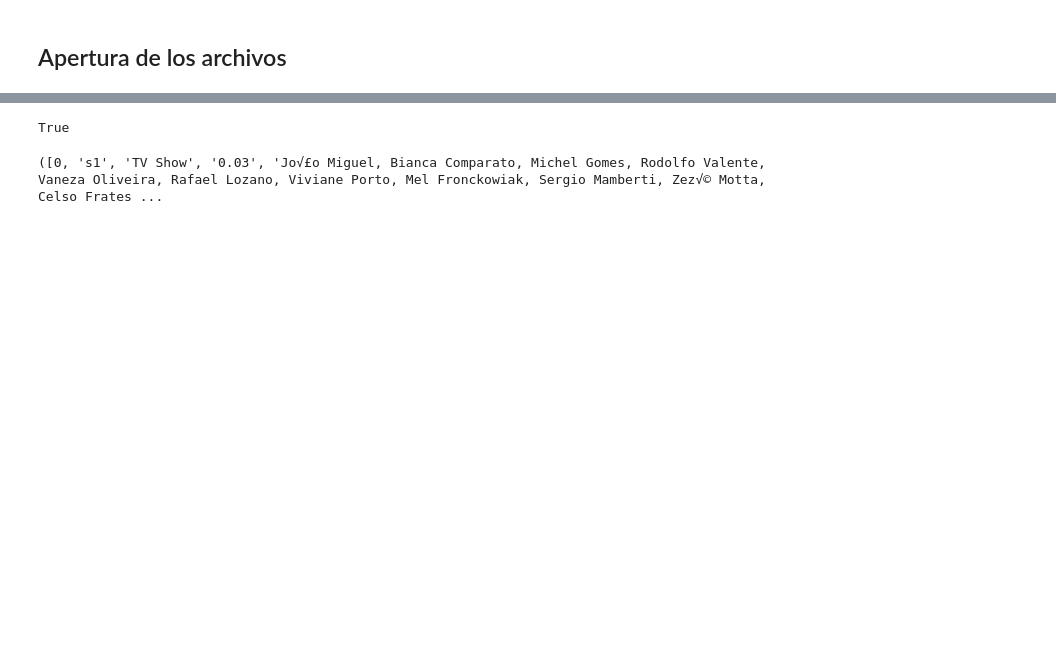
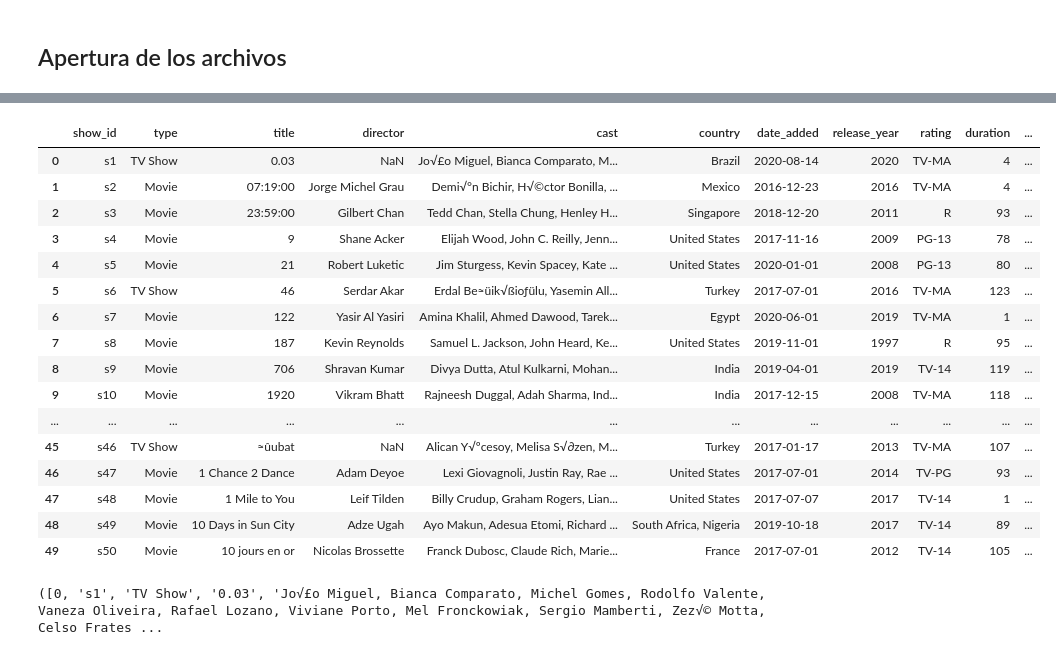
Before and after one commit to CeAcheRistian/Prueba, a Jupyter notebook: jupyter/baseNetflix.ipynb, the cells around one changed output, grey strips where cells are left out. Cells and saved outputs as stored; diff of their text form; code cells hidden in the pictures; blank space fills up the shorter version.

```diff
--- a/jupyter/baseNetflix.ipynb
+++ b/jupyter/baseNetflix.ipynb
@@ -100,12 +141,30 @@ class etl():
         return (len(inicio) == len(rows))
 # %%
 etl1 = etl()
-etl1.create_db()
-carga = etl1.charge_file()
-etl1.charge_sql(carga)
-etl1.comprobacion(carga)
+#etl1.create_db()
+#carga = etl1.charge_file()
+#etl1.charge_sql(carga)
+#etl1.comprobacion(carga)
+#limpiar_etl(df_original)
+df_original.head(50)
 # %% [output]
-True
+|  | show_id | type | title | director | cast | country | date_added | release_year | rating | duration | ... |
+| 0 | s1 | TV Show | 0.03 | NaN | Jo√£o Miguel, Bianca Comparato, M... | Brazil | 2020-08-14 | 2020 | TV-MA | 4 | ... |
+| 1 | s2 | Movie | 07:19:00 | Jorge Michel Grau | Demi√°n Bichir, H√©ctor Bonilla, ... | Mexico | 2016-12-23 | 2016 | TV-MA | 4 | ... |
+| 2 | s3 | Movie | 23:59:00 | Gilbert Chan | Tedd Chan, Stella Chung, Henley H... | Singapore | 2018-12-20 | 2011 | R | 93 | ... |
+| 3 | s4 | Movie | 9 | Shane Acker | Elijah Wood, John C. Reilly, Jenn... | United States | 2017-11-16 | 2009 | PG-13 | 78 | ... |
+| 4 | s5 | Movie | 21 | Robert Luketic | Jim Sturgess, Kevin Spacey, Kate ... | United States | 2020-01-01 | 2008 | PG-13 | 80 | ... |
+| 5 | s6 | TV Show | 46 | Serdar Akar | Erdal Be≈üik√ßioƒülu, Yasemin All... | Turkey | 2017-07-01 | 2016 | TV-MA | 123 | ... |
+| 6 | s7 | Movie | 122 | Yasir Al Yasiri | Amina Khalil, Ahmed Dawood, Tarek... | Egypt | 2020-06-01 | 2019 | TV-MA | 1 | ... |
+| 7 | s8 | Movie | 187 | Kevin Reynolds | Samuel L. Jackson, John Heard, Ke... | United States | 2019-11-01 | 1997 | R | 95 | ... |
+| 8 | s9 | Movie | 706 | Shravan Kumar | Divya Dutta, Atul Kulkarni, Mohan... | India | 2019-04-01 | 2019 | TV-14 | 119 | ... |
+| 9 | s10 | Movie | 1920 | Vikram Bhatt | Rajneesh Duggal, Adah Sharma, Ind... | India | 2017-12-15 | 2008 | TV-MA | 118 | ... |
+| ... | ... | ... | ... | ... | ... | ... | ... | ... | ... | ... | ... |
+| 45 | s46 | TV Show | ≈ûubat | NaN | Alican Y√ºcesoy, Melisa S√∂zen, M... | Turkey | 2017-01-17 | 2013 | TV-MA | 107 | ... |
+| 46 | s47 | Movie | 1 Chance 2 Dance | Adam Deyoe | Lexi Giovagnoli, Justin Ray, Rae ... | United States | 2017-07-01 | 2014 | TV-PG | 93 | ... |
+| 47 | s48 | Movie | 1 Mile to You | Leif Tilden | Billy Crudup, Graham Rogers, Lian... | United States | 2017-07-07 | 2017 | TV-14 | 1 | ... |
+| 48 | s49 | Movie | 10 Days in Sun City | Adze Ugah | Ayo Makun, Adesua Etomi, Richard ... | South Africa, Nigeria | 2019-10-18 | 2017 | TV-14 | 89 | ... |
+| 49 | s50 | Movie | 10 jours en or | Nicolas Brossette | Franck Dubosc, Claude Rich, Marie... | France | 2017-07-01 | 2012 | TV-14 | 105 | ... |
 # %%
 print(etl1.charge_file())
 # %% [output]
```
Also changed, not shown: parts of 1 cell of this notebook, 2 other files.
